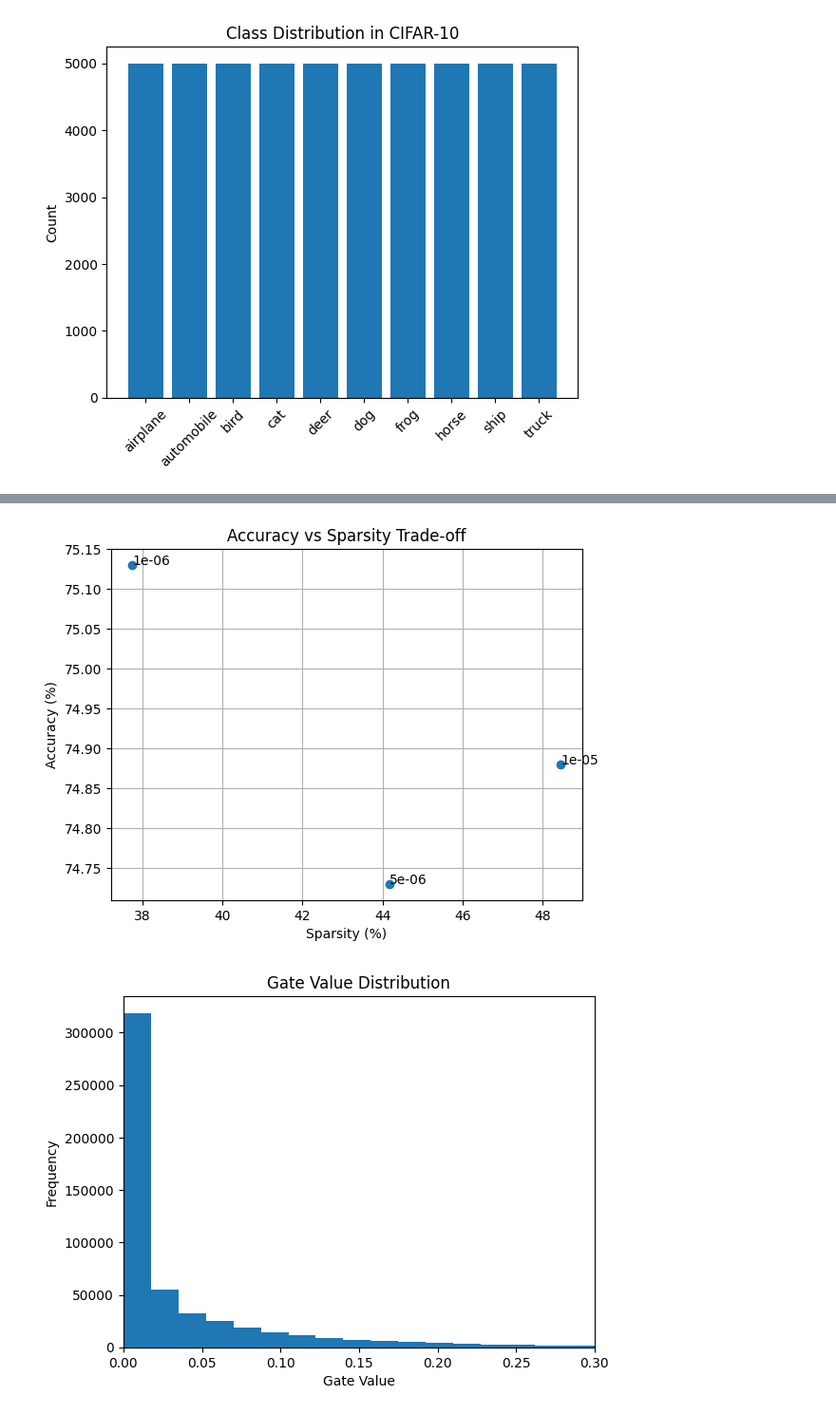
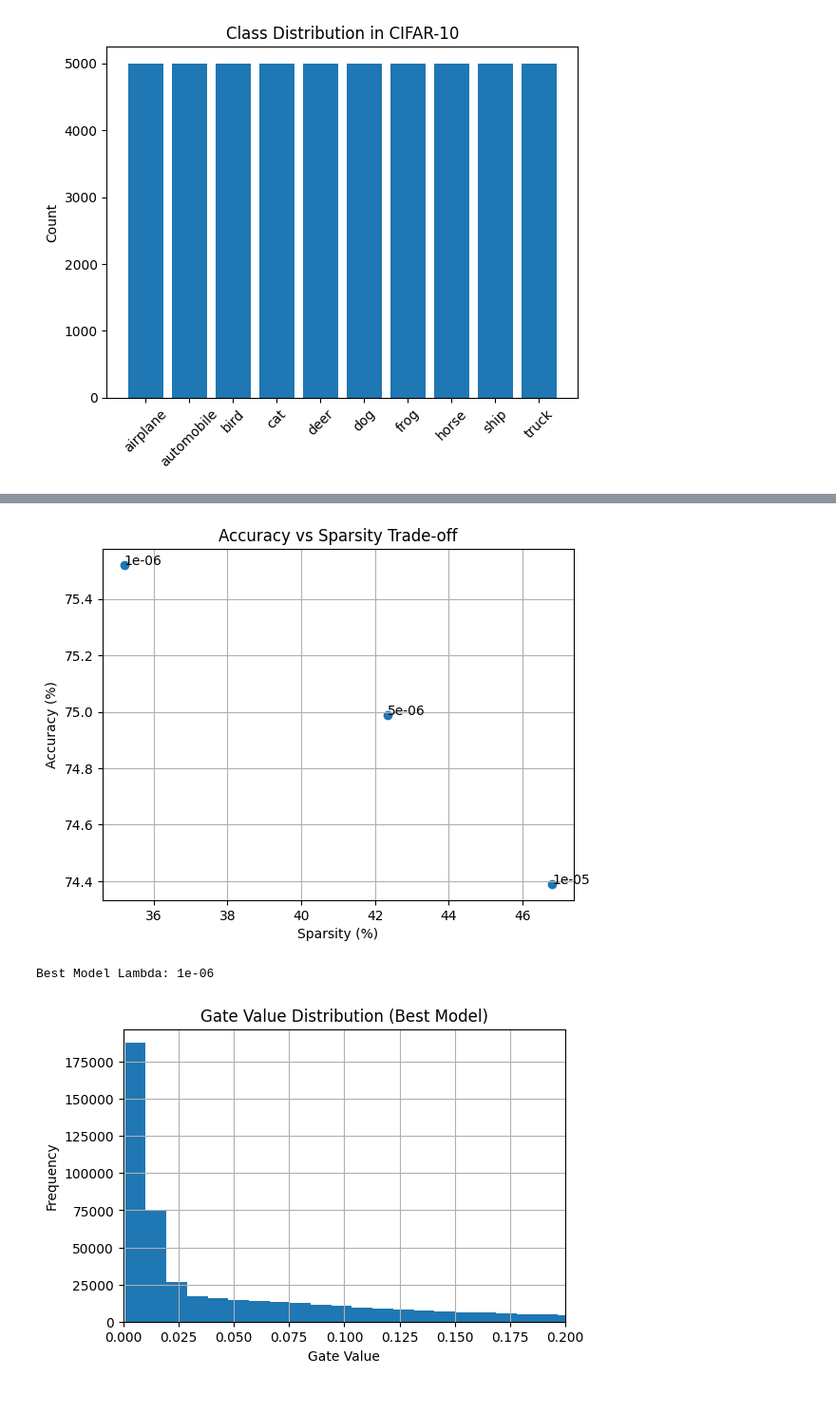
Before and after one commit to Mohammed0Arfath/Self-Pruning-Neural-Network, a Jupyter notebook: self-pruning-neural-networks-layer.ipynb, the cells around one changed output, grey strips where cells are left out. Shown at 95% size. Cells and saved outputs as stored; diff of their text form; code cells hidden in the pictures.

```diff
--- a/self-pruning-neural-networks-layer.ipynb
+++ b/self-pruning-neural-networks-layer.ipynb
@@ -229,6 +248,10 @@ def train_model(lambda_val, epochs=15):
 
     train_acc_list = []
     test_acc_list = []
+
+    best_acc = 0
+    best_model = None
+    best_gates = None
 
     for epoch in range(epochs):
         model.train()
@@ -243,6 +266,7 @@ def train_model(lambda_val, epochs=15):
             cls_loss = criterion(outputs, y)
             sp_loss = sparsity_loss(model)
 
+            # Total loss combines classification and sparsity penalty
             loss = cls_loss + lambda_val * sp_loss
 
             loss.backward()
@@ -255,23 +279,33 @@ def train_model(lambda_val, epochs=15):
         train_acc_list.append(train_acc)
         test_acc_list.append(test_acc)
 
+        acc = evaluate_accuracy(model)
+
+        if acc > best_acc:
+            best_acc = acc
+            best_model = model.state_dict()
+            best_gates = model.get_all_gates().detach().cpu().numpy()
+
         print(f"Epoch {epoch+1} | Train Acc: {train_acc:.2f}% | Test Acc: {test_acc:.2f}%")
 
-    return model, train_acc_list, test_acc_list
+    model.load_state_dict(best_model)
+    return model, train_acc_list, test_acc_list, best_gates
 # %%
 lambdas = [1e-6, 5e-6, 1e-5]
 
 results = []
+all_gates = []
 
 for lam in lambdas:
     print(f"\n===== Lambda: {lam} =====")
 
-    model, train_acc_list, test_acc_list = train_model(lambda_val=lam)
+    model, train_acc_list, test_acc_list, best_gates = train_model(lambda_val=lam)
 
     acc = evaluate_accuracy(model)
     sparsity = compute_sparsity(model)
 
     results.append((lam, acc, sparsity))
+    all_gates.append(best_gates)
 
     print(f"Accuracy: {acc:.2f}%")
     print(f"Sparsity: {sparsity:.2f}%")
@@ -335,17 +369,23 @@ plt.title("Accuracy vs Sparsity Trade-off")
 plt.grid()
 plt.show()
 # %% [output]
-[figure, old version]
+[figure, new version]
 # %%
-model = model  # use best model
-gates = model.get_all_gates().detach().cpu().numpy()
+best_lambda_idx = np.argmax([r[1] for r in results])
 
-plt.figure()
-plt.hist(gates, bins=50)
-plt.xlim(0, 0.3)
-plt.title("Gate Value Distribution")
+best_model_lambda = results[best_lambda_idx][0]
+gates = all_gates[best_lambda_idx]
+
+print(f"\nBest Model Lambda: {best_model_lambda}")
+
+plt.figure(figsize=(6,4))
+plt.hist(gates, bins=100)
+plt.xlim(0, 0.2)
+plt.title("Gate Value Distribution (Best Model)")
 plt.xlabel("Gate Value")
 plt.ylabel("Frequency")
+plt.grid()
 plt.show()
 # %% [output]
+Best Model Lambda: 1e-06
-[figure, old version]
+[figure, new version]
```
Also changed, not shown: parts of 18 cells of this notebook.
